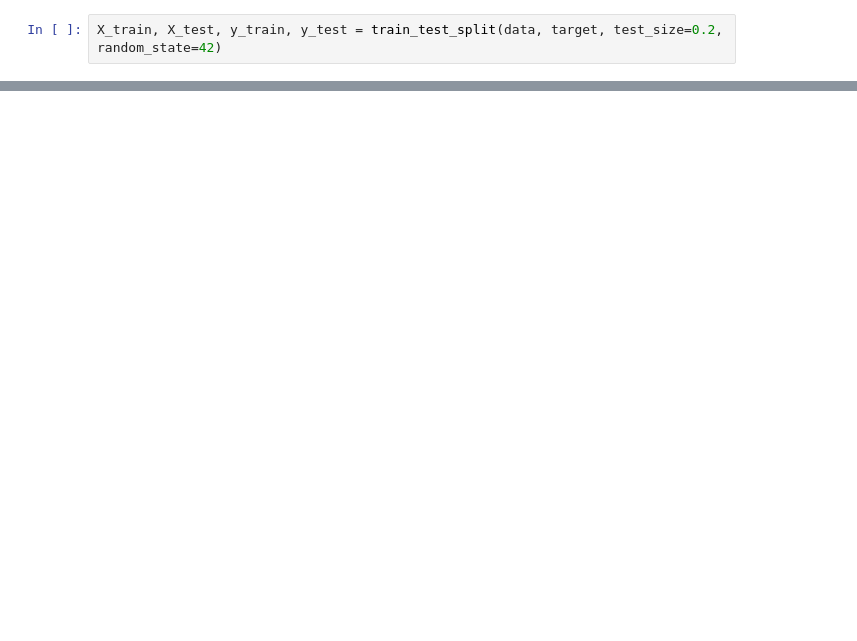
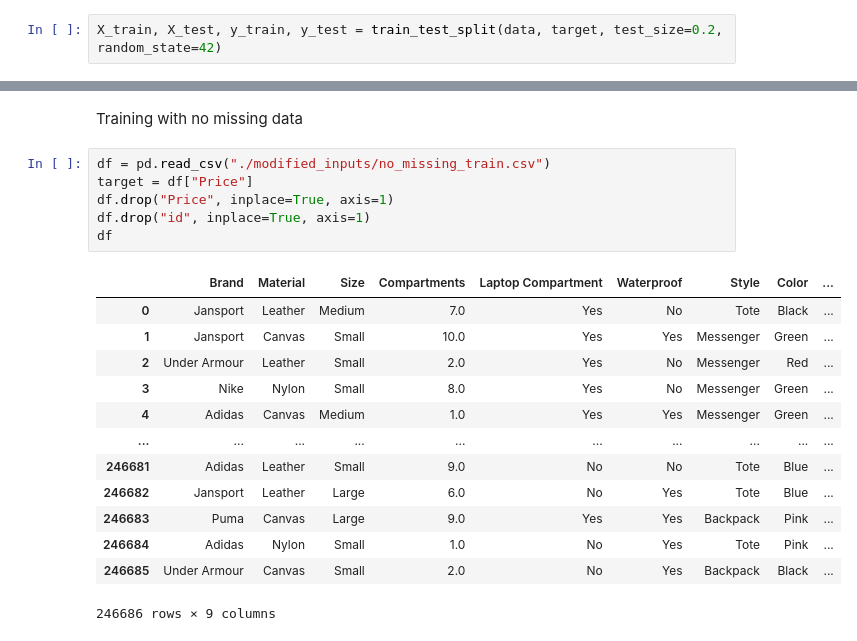
Before and after one commit to Keroshi/Kaggle-Backpack-Prediction-Challenge, a Jupyter notebook: training_CBC.ipynb, the cells around one changed output, grey strips where cells are left out. Drawn from its saved outputs; the diff is of its cells as text; blank space fills up the shorter version.

Commit message:
Modified File

```diff
--- a/training_CBC.ipynb
+++ b/training_CBC.ipynb
@@ -96,0 +148,22 @@ print(mean)
+# %% [markdown]
+Training with no missing data
+# %%
+df = pd.read_csv("./modified_inputs/no_missing_train.csv")
+target = df["Price"]
+df.drop("Price", inplace=True, axis=1)
+df.drop("id", inplace=True, axis=1)
+df
+# %% [output]
+|  | Brand | Material | Size | Compartments | Laptop Compartment | Waterproof | Style | Color | ... |
+| 0 | Jansport | Leather | Medium | 7.0 | Yes | No | Tote | Black | ... |
+| 1 | Jansport | Canvas | Small | 10.0 | Yes | Yes | Messenger | Green | ... |
+| 2 | Under Armour | Leather | Small | 2.0 | Yes | No | Messenger | Red | ... |
+| 3 | Nike | Nylon | Small | 8.0 | Yes | No | Messenger | Green | ... |
+| 4 | Adidas | Canvas | Medium | 1.0 | Yes | Yes | Messenger | Green | ... |
+| ... | ... | ... | ... | ... | ... | ... | ... | ... | ... |
+| 246681 | Adidas | Leather | Small | 9.0 | No | No | Tote | Blue | ... |
+| 246682 | Jansport | Leather | Large | 6.0 | No | Yes | Tote | Blue | ... |
+| 246683 | Puma | Canvas | Large | 9.0 | Yes | Yes | Backpack | Pink | ... |
+| 246684 | Adidas | Nylon | Small | 1.0 | No | Yes | Tote | Pink | ... |
+| 246685 | Under Armour | Canvas | Small | 2.0 | No | Yes | Backpack | Black | ... |
+246686 rows × 9 columns
```
Also changed, not shown: parts of 17 cells of this notebook.
